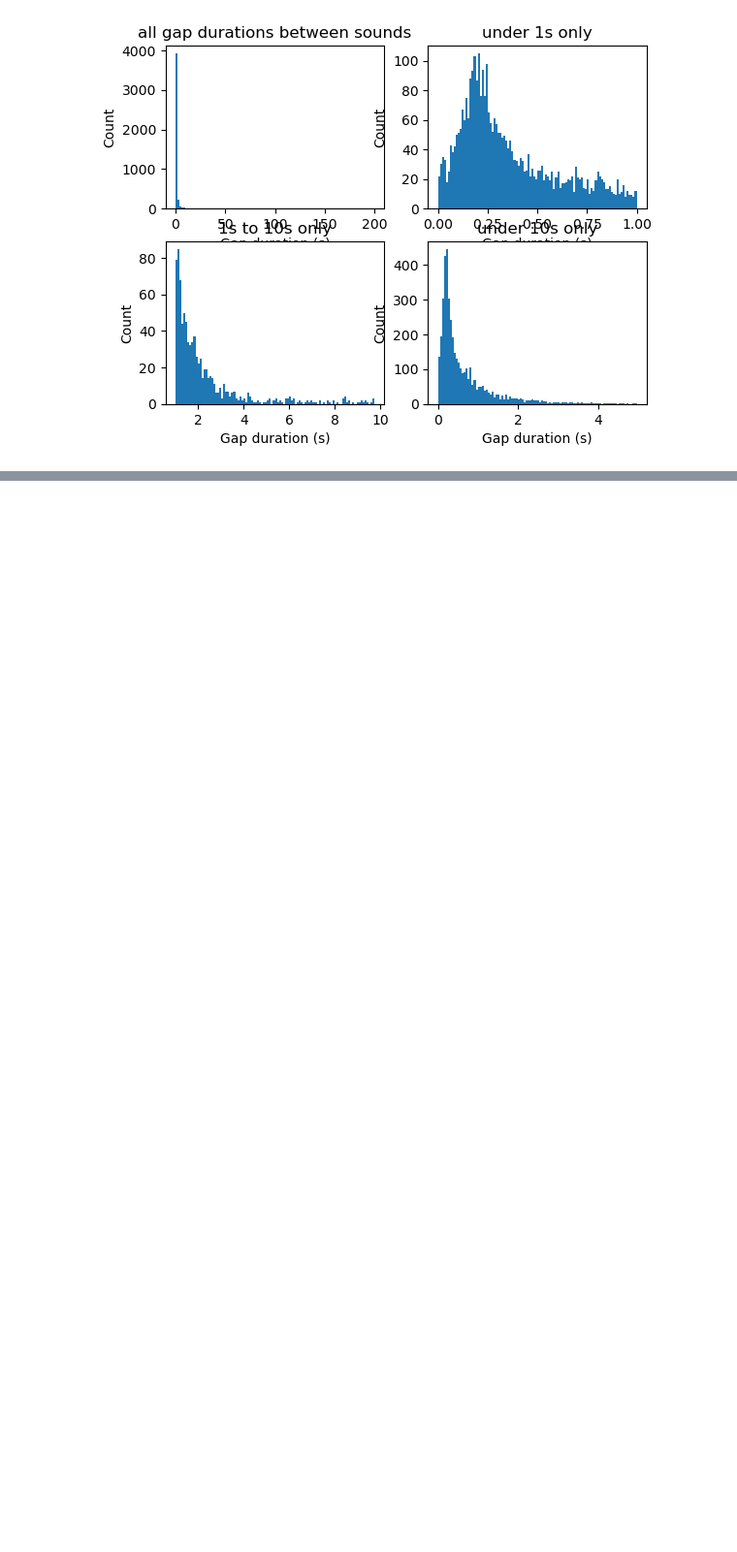
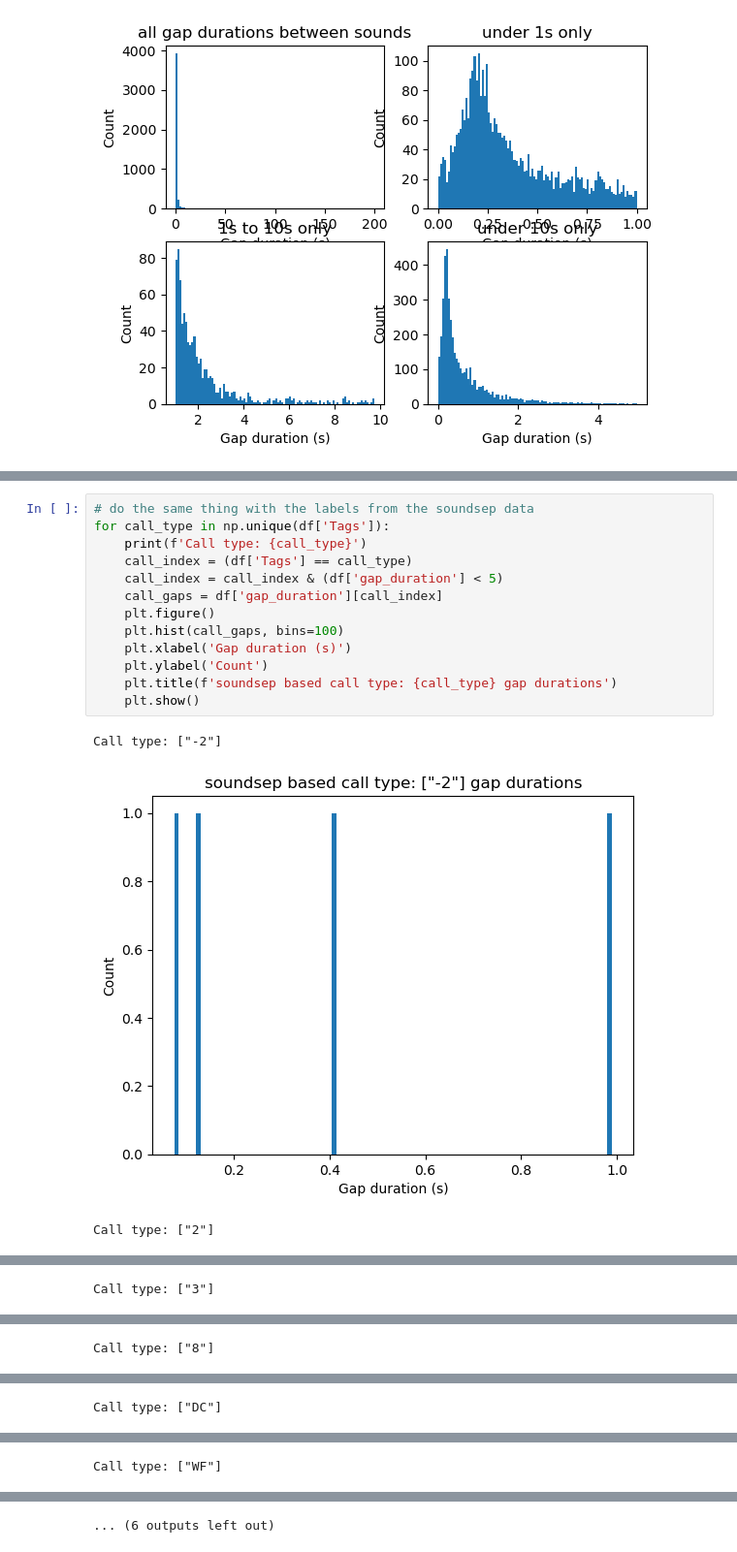
Before and after one commit to billewood/truman, a Jupyter notebook: intersyllable_timings.ipynb, the cells around one changed output, grey strips where cells are left out. Shown: that part at 97% size. Drawn from its saved outputs; the diff is of its cells as text; blank space fills up the shorter version.

```diff
--- a/intersyllable_timings.ipynb
+++ b/intersyllable_timings.ipynb
@@ -394,0 +164,17 @@ Cluster 6 has 20 members
+# %%
+# do the same thing with the labels from the soundsep data
+for call_type in np.unique(df['Tags']):
+    print(f'Call type: {call_type}')
+    call_index = (df['Tags'] == call_type)
+    call_index = call_index & (df['gap_duration'] < 5)
+    call_gaps = df['gap_duration'][call_index]
+    plt.figure()
+    plt.hist(call_gaps, bins=100)
+    plt.xlabel('Gap duration (s)')
+    plt.ylabel('Count')
+    plt.title(f'soundsep based call type: {call_type} gap durations')
+    plt.show()
+# %% [output]
+Call type: ["-2"]
+[figure, added]
+Call type: ["2"]
@@ -394,0 +182 @@ Cluster 6 has 20 members
+Call type: ["3"]
@@ -394,0 +184 @@ Cluster 6 has 20 members
+Call type: ["8"]
@@ -394,0 +186 @@ Cluster 6 has 20 members
+Call type: ["DC"]
@@ -394,0 +188 @@ Cluster 6 has 20 members
+Call type: ["WF"]
@@ -394,0 +190 @@ Cluster 6 has 20 members
+... (6 outputs left out)
```
Also changed, not shown: parts of 26 cells of this notebook.
